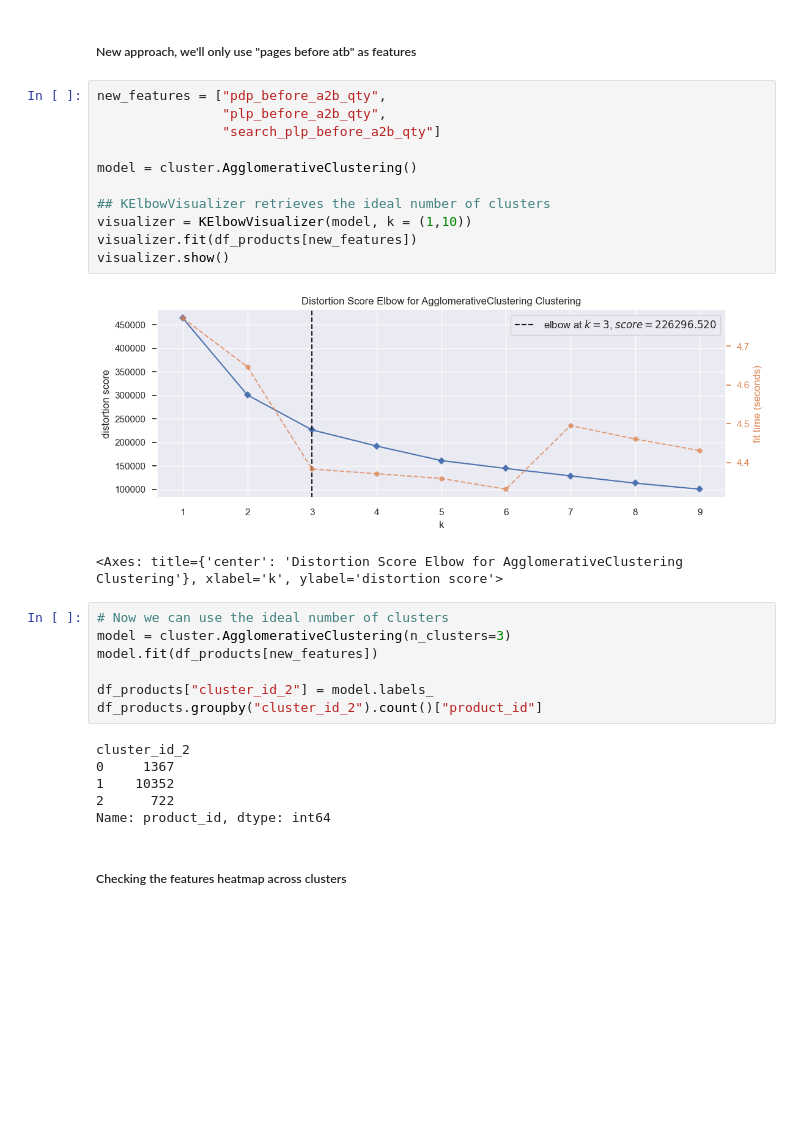
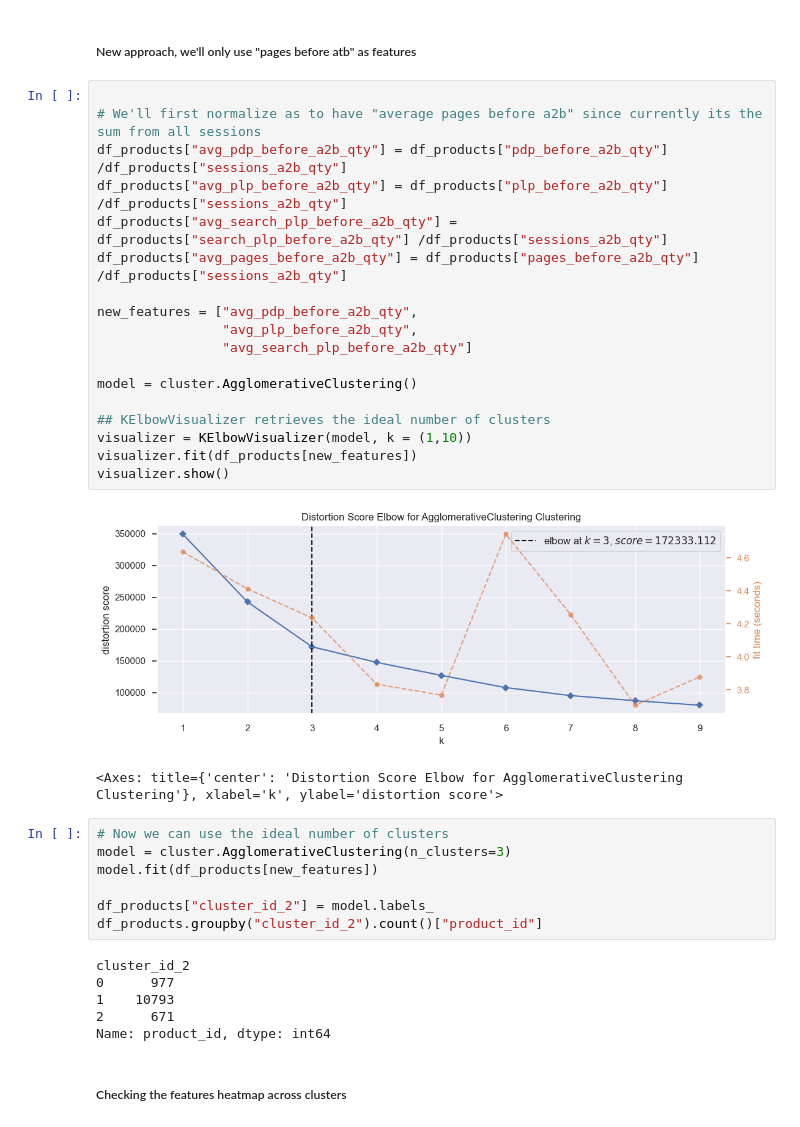
Before and after one commit to jpgsamu/autodoc-task-jan-2024, a Jupyter notebook: task_files/python_files/cluster_products.ipynb, the cells around one changed output. Saved outputs shown, nothing was run; the diff lists cells and outputs as text; blank space fills up the shorter version.

```diff
--- a/task_files/python_files/cluster_products.ipynb
+++ b/task_files/python_files/cluster_products.ipynb
@@ -67,18 +67,25 @@ seaborn.heatmap(df_products[features_cluster].groupby("cluster_id").mean(),cmap=
 # %% [markdown]
 ##### New approach, we'll only use "pages before atb" as features
 # %%
-new_features = ["pdp_before_a2b_qty",
-                "plp_before_a2b_qty",
-                "search_plp_before_a2b_qty"]
+
+# We'll first normalize as to have "average pages before a2b" since currently its the sum from all sessions
+df_products["avg_pdp_before_a2b_qty"] = df_products["pdp_before_a2b_qty"] /df_products["sessions_a2b_qty"]
+df_products["avg_plp_before_a2b_qty"] = df_products["plp_before_a2b_qty"] /df_products["sessions_a2b_qty"]
+df_products["avg_search_plp_before_a2b_qty"] = df_products["search_plp_before_a2b_qty"] /df_products["sessions_a2b_qty"]
+df_products["avg_pages_before_a2b_qty"] = df_products["pages_before_a2b_qty"] /df_products["sessions_a2b_qty"]
+
+new_features = ["avg_pdp_before_a2b_qty",
+                "avg_plp_before_a2b_qty",
+                "avg_search_plp_before_a2b_qty"]
 
 model = cluster.AgglomerativeClustering()
 
 ## KElbowVisualizer retrieves the ideal number of clusters
 visualizer = KElbowVisualizer(model, k = (1,10))
 visualizer.fit(df_products[new_features])
 visualizer.show()
 # %% [output]
-[figure, old version]
+[figure, new version]
 <Axes: title={'center': 'Distortion Score Elbow for AgglomerativeClustering Clustering'}, xlabel='k', ylabel='distortion score'>
 # %%
 # Now we can use the ideal number of clusters
@@ -89,9 +96,9 @@ df_products["cluster_id_2"] = model.labels_
 df_products.groupby("cluster_id_2").count()["product_id"]
 # %% [output]
 cluster_id_2
-0     1367
-1    10352
-2      722
+0      977
+1    10793
+2      671
 Name: product_id, dtype: int64
 # %% [markdown]
 ##### Checking the features heatmap across clusters
```
Also changed, not shown: parts of 3 cells of this notebook.
